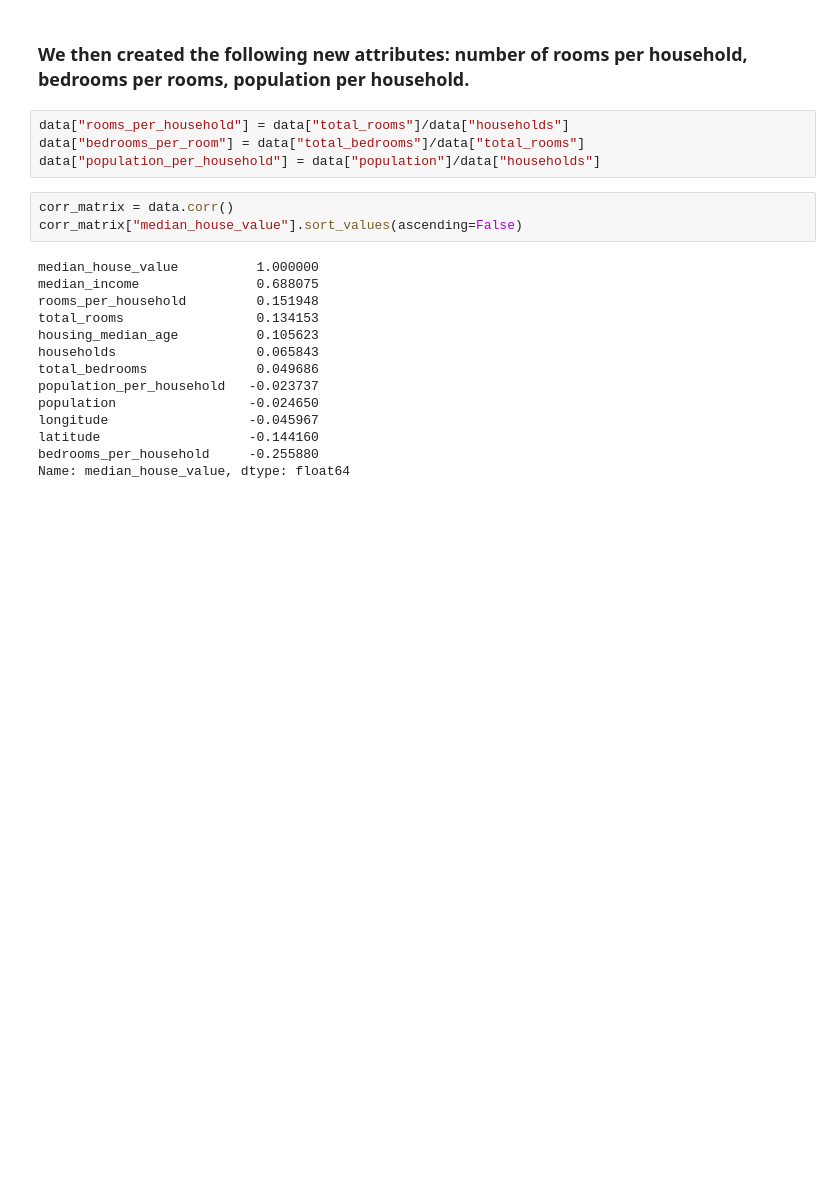
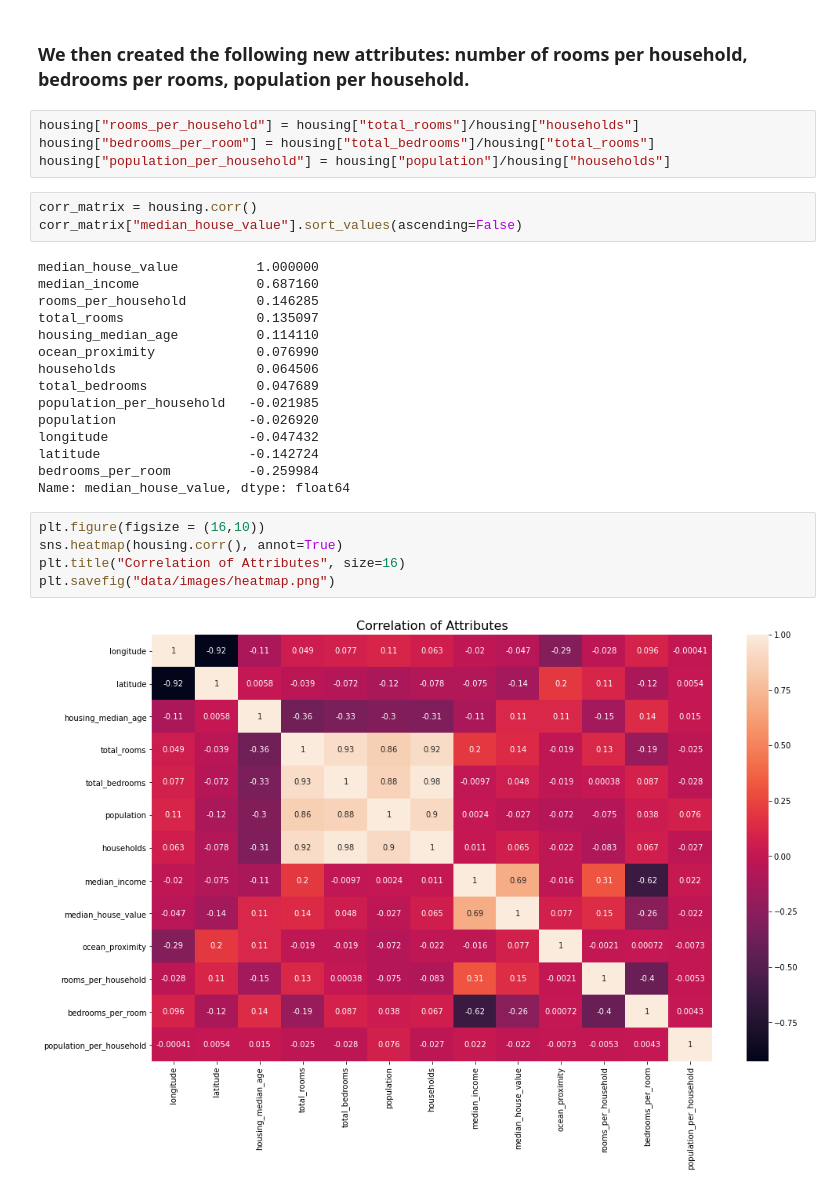
Before and after one commit to J3N1/pen15_project, a Jupyter notebook: CA Housing Prediction.ipynb, the cells around one changed output. Saved outputs shown, nothing was run; the diff lists cells and outputs as text; blank space fills up the shorter version.

```diff
--- a/CA Housing Prediction.ipynb
+++ b/CA Housing Prediction.ipynb
@@ -153,23 +160,31 @@ plt.savefig("data/images/scatter_matrix_plot.png")
 # %% [markdown]
 ### We then created the following new attributes: number of rooms per household, bedrooms per rooms, population per household.
 # %%
-data["rooms_per_household"] = data["total_rooms"]/data["households"]
-data["bedrooms_per_room"] = data["total_bedrooms"]/data["total_rooms"]
-data["population_per_household"] = data["population"]/data["households"]
+housing["rooms_per_household"] = housing["total_rooms"]/housing["households"]
+housing["bedrooms_per_room"] = housing["total_bedrooms"]/housing["total_rooms"]
+housing["population_per_household"] = housing["population"]/housing["households"]
 # %%
-corr_matrix = data.corr()
+corr_matrix = housing.corr()
 corr_matrix["median_house_value"].sort_values(ascending=False)
 # %% [output]
 median_house_value          1.000000
-median_income               0.688075
-rooms_per_household         0.151948
-total_rooms                 0.134153
-housing_median_age          0.105623
-households                  0.065843
-total_bedrooms              0.049686
-population_per_household   -0.023737
-population                 -0.024650
-longitude                  -0.045967
-latitude                   -0.144160
-bedrooms_per_household     -0.255880
+median_income               0.687160
+rooms_per_household         0.146285
+total_rooms                 0.135097
+housing_median_age          0.114110
+ocean_proximity             0.076990
+households                  0.064506
+total_bedrooms              0.047689
+population_per_household   -0.021985
+population                 -0.026920
+longitude                  -0.047432
+latitude                   -0.142724
+bedrooms_per_room          -0.259984
 Name: median_house_value, dtype: float64
+# %%
+plt.figure(figsize = (16,10))
+sns.heatmap(housing.corr(), annot=True)
+plt.title("Correlation of Attributes", size=16)
+plt.savefig("data/images/heatmap.png")
+# %% [output]
+[figure, added]
```
Also changed, not shown: parts of 25 cells of this notebook, 4 other files.
